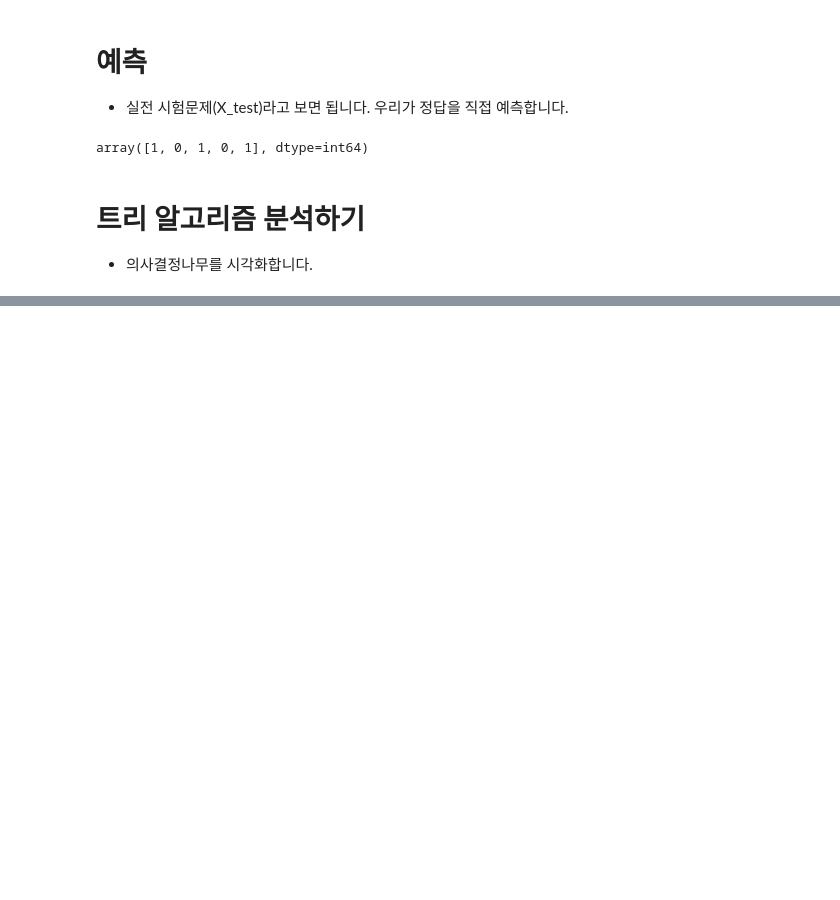
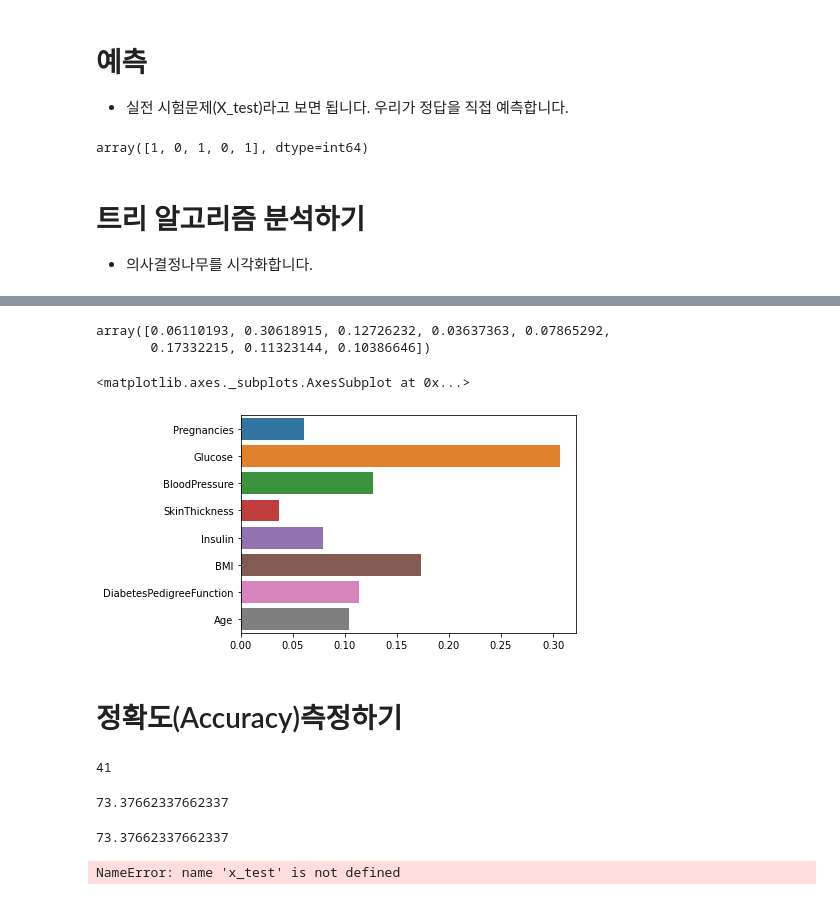
Before and after one commit to baesku789/jupyter, a Jupyter notebook: Untitled.ipynb, the cells around one changed output, grey strips where cells are left out. Saved outputs shown, nothing was run; the diff lists cells and outputs as text; code cells hidden in the pictures; blank space fills up the shorter version.

```diff
--- a/Untitled.ipynb
+++ b/Untitled.ipynb
@@ -175,0 +189,44 @@ array([1, 0, 1, 0, 1], dtype=int64)
+# %%
+# 피처의 중요도를 추출하기
+
+model.feature_importances_
+# %% [output]
+array([0.06110193, 0.30618915, 0.12726232, 0.03637363, 0.07865292,
+       0.17332215, 0.11323144, 0.10386646])
+# %%
+# 피처의 중요도 시각화하기
+
+sns.barplot(x=model.feature_importances_, y = feature_names)
+# %% [output]
+<matplotlib.axes._subplots.AxesSubplot at 0x...>
+[figure, added]
+# %% [markdown]
+# 정확도(Accuracy)측정하기
+# %%
+# 실제값 - 예측값을 빼주면 같은 값은 0으로 나오게 됩니다.
+# 여기에서 절대값을 씌운 값이 1인 값이 다르게 예측한 값이 됩니다.
+
+diff_count = abs(y_test - y_predict).sum()
+diff_count
+# %% [output]
+41
+# %%
+# 예측의 정확도를 구합니다. 100점 만점에 몇 점을 맞았는지 구한다고 보면 됩니다.
+
+(len(y_test) - diff_count) / len(y_test) * 100
+# %% [output]
+73.37662337662337
+# %%
+# 위에서 처럼 직접 구할 수도 있지만 미리 구현된 알고리즘을 가져와 사용합니다.
+
+from sklearn.metrics import accuracy_score
+
+accuracy_score(y_test, y_predict) * 100
+# %% [output]
+73.37662337662337
+# %%
+# model 의 score 로 점수를 계산합니다.
+
+model.score(x_test,y_test)
+# %% [output]
+NameError: name 'x_test' is not defined
```
Also changed, not shown: parts of 4 cells of this notebook.
